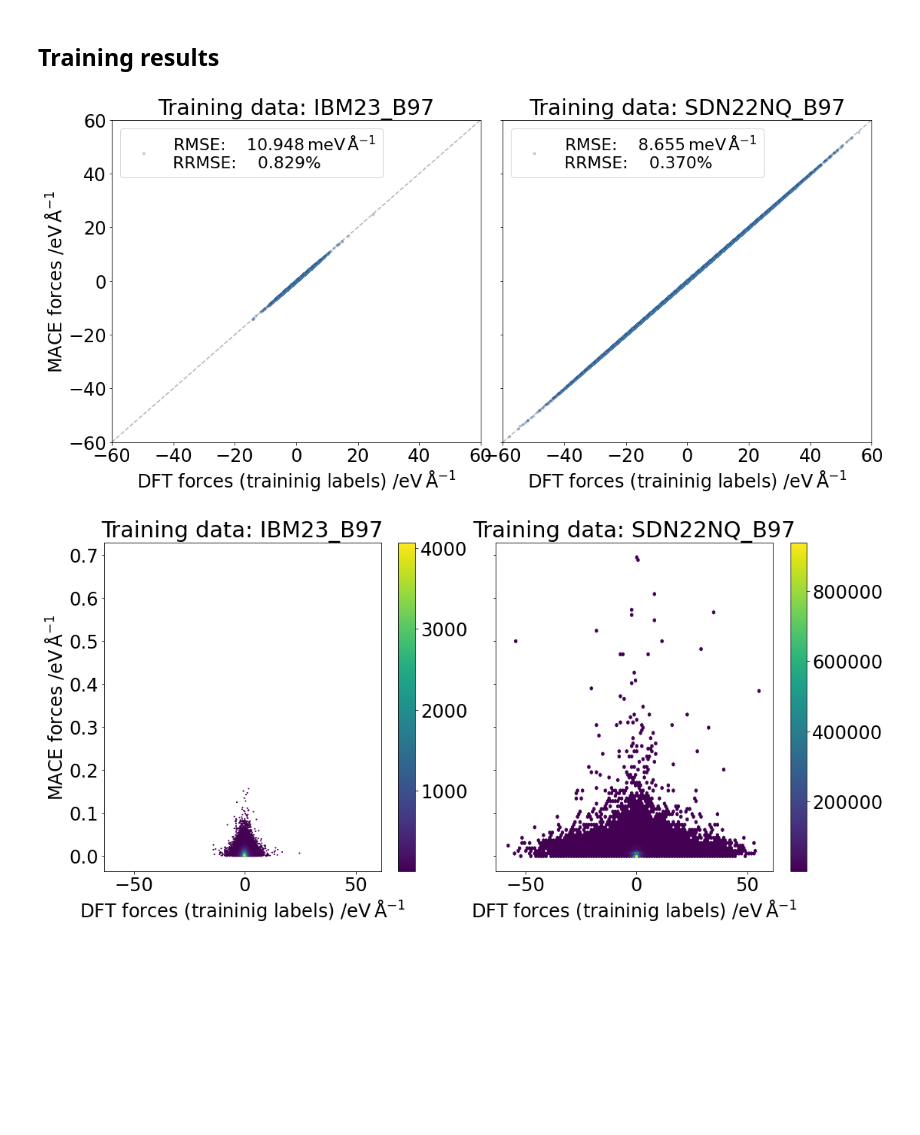
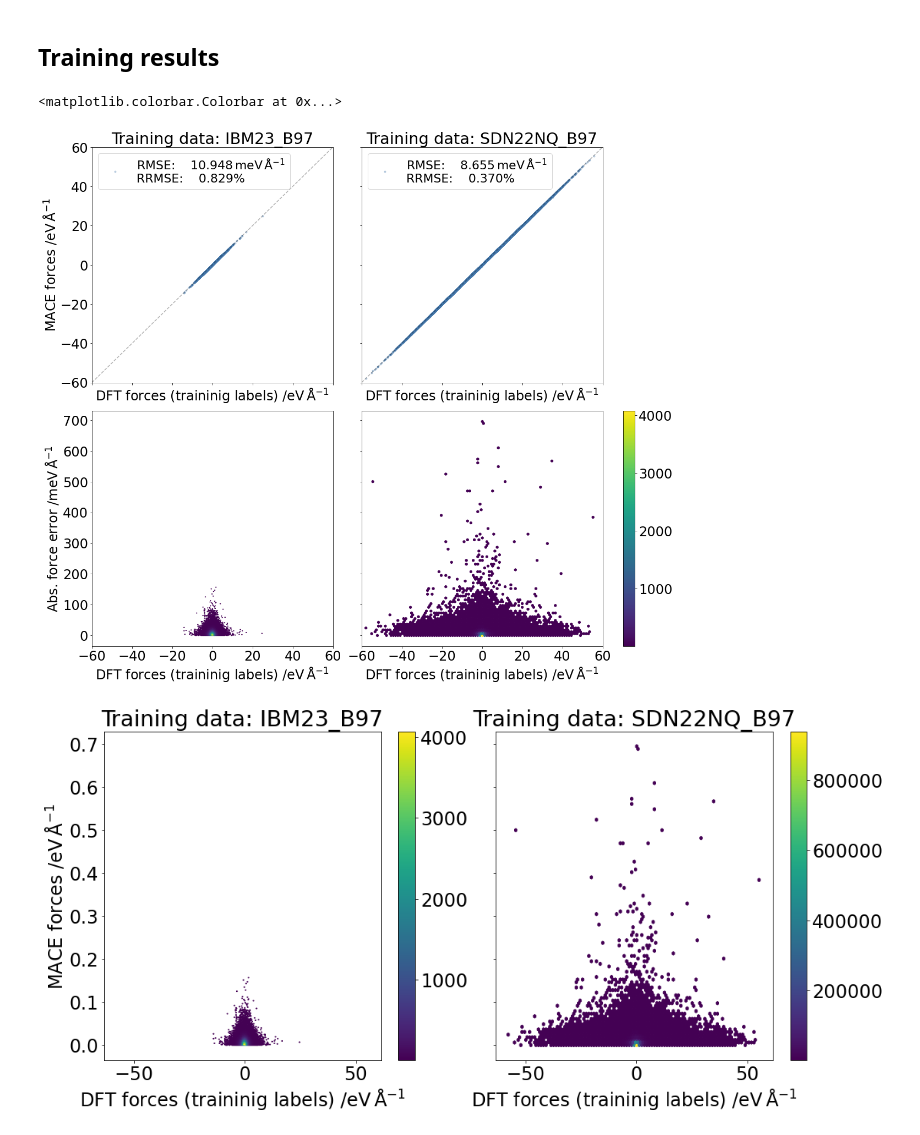
Before and after one commit to imagdau/EC-EMC_diffusion_DFT-MLIP-Data_comparison, a Jupyter notebook: for_paper.ipynb, the cells around one changed output. Saved outputs shown, nothing was run; the diff lists cells and outputs as text; code cells hidden in the pictures; blank space fills up the shorter version.

Commit message:
added force error difference to training error correlation plots

```diff
--- a/for_paper.ipynb
+++ b/for_paper.ipynb
@@ -992,39 +955,48 @@ for tag in tags:
 # %%
 fsize = 24
 plt.rcParams.update({'font.size': fsize})
 
 
-fig, axs = plt.subplots(1,len(tags), figsize=(8*len(tags), 8*1), sharex=True, sharey=True)
+fig, axs = plt.subplots(2,len(tags), figsize=(8*len(tags), 7*2), sharex=True, sharey='row', layout='constrained')
 for i, k in enumerate(xyz):
     tag = tags[i]
     atoms = xyz[k]
     data_set, functional, seed, dset_sample = tag.split('/')
 
     # Obtain forces and errors
     ## reference
     ref_forces = [a.arrays['forces'] for a in atoms if 'forces' in a.arrays.keys()]
     ref_forces = np.concatenate(ref_forces).flatten()
 
     ## mace
     mace_forces = [a.arrays['MACE_forces'] for a in atoms if 'forces' in a.arrays.keys()]
     mace_forces = np.concatenate(mace_forces).flatten()
     rmse, rrmse = RMSE(ref_forces, mace_forces)
 
     # Plot correlations
-    axs[i].set_title(f'Training data: {data_set}_{functional}')
-    axs[i].plot(ref_forces, mace_forces, '.', label=f'RMSE:    {rmse*1e3:.3f}$\\,$meV$\,$Å$^{{-1}}$\nRRMSE:    {rrmse*100:.3f}%', alpha=0.3)
-    axs[i].legend(loc='upper left', numpoints=1, fontsize=fsize-2)
+    axs[0,i].set_title(f'Training data: {data_set}_{functional}')
+    axs[0,i].plot(ref_forces, mace_forces, '.', label=f'RMSE:    {rmse*1e3:.3f}$\\,$meV$\,$Å$^{{-1}}$\nRRMSE:    {rrmse*100:.3f}%', alpha=0.3)
+    axs[0,i].legend(loc='upper left', numpoints=1, fontsize=fsize-2)
 
     # Plot settings
-    axs[i].plot([0, 1], [0, 1], 'k--', transform=axs[i].transAxes, alpha=0.3)
-    axs[i].set_xlabel('DFT forces (traininig labels) /eV$\,$Å$^{-1}$')
-    axs[i].set_xlim([-60,60])
-    axs[i].set_ylim([-60,60])
-    if i == 0: axs[i].set_ylabel('MACE forces /eV$\,$Å$^{-1}$')
+    axs[0,i].plot([0, 1], [0, 1], 'k--', transform=axs[0,i].transAxes, alpha=0.3)
+    axs[0,i].set_xlabel('DFT forces (traininig labels) /eV$\,$Å$^{-1}$')
+    axs[0,i].set_xlim([-60,60])
+    axs[0,i].set_ylim([-60,60])
+    if i == 0: axs[0,i].set_ylabel('MACE forces /eV$\,$Å$^{-1}$')
 
-plt.tight_layout()
+    if i == 0:
+        h = axs[1,i].hexbin(ref_forces, abs(ref_forces-mace_forces)*1000, mincnt=1)
+    else:
+        axs[1,i].hexbin(ref_forces, abs(ref_forces-mace_forces)*1000, mincnt=1)
+    axs[1,i].set_xlabel('DFT forces (traininig labels) /eV$\,$Å$^{-1}$')
+    axs[1,0].set_ylabel('Abs. force error /meV$\,$Å$^{-1}$')
+
+plt.colorbar(h, ax=axs[-1,-1])
+#plt.tight_layout()
 # %% [output]
+<matplotlib.colorbar.Colorbar at 0x...>
-[figure, old version]
+[figure, new version]
 # %%
 fig, axs = plt.subplots(1,len(tags), figsize=(8*len(tags), 8*1), sharex=True, sharey=True)
 for i, k in enumerate(xyz):
```
Also changed, not shown: parts of 3 cells of this notebook.
